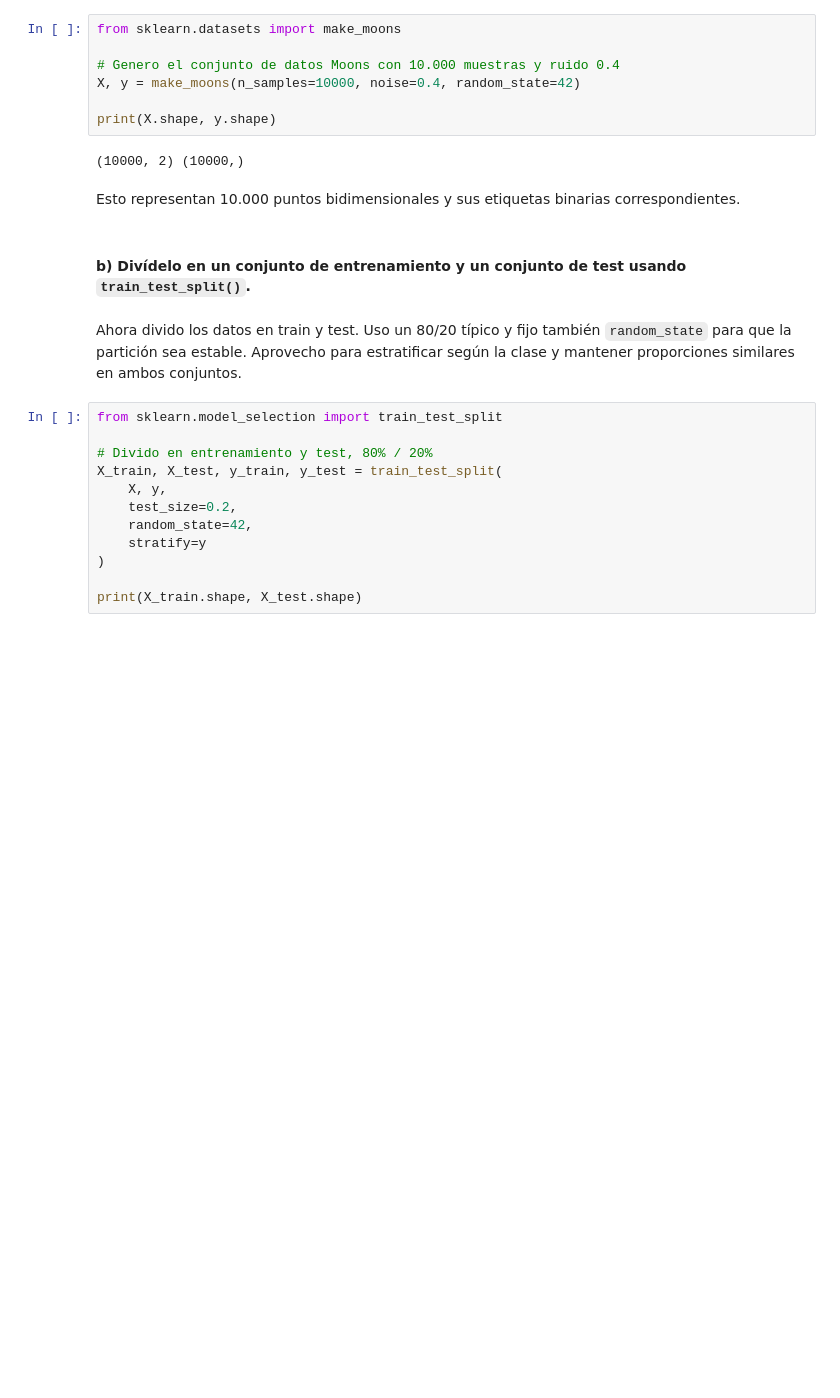
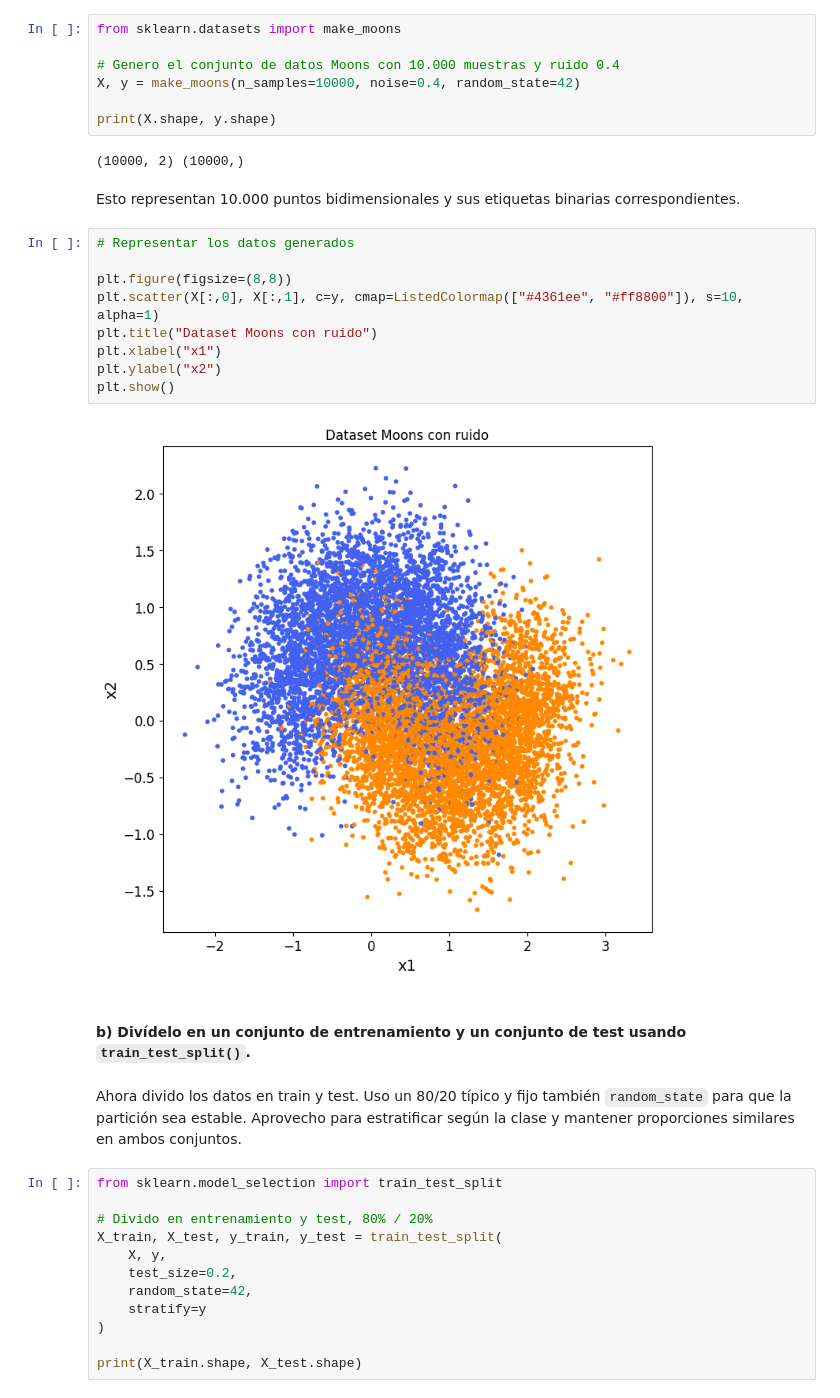
Before and after one commit to hugodidi/muria-machinelearning, a Jupyter notebook: DecisionTrees/notebooks/decisiontrees_exercises_diazdiazhugo.ipynb, the cells around one changed output. Drawn from its saved outputs; the diff is of its cells as text; blank space fills up the shorter version.

```diff
--- a/DecisionTrees/notebooks/decisiontrees_exercises_diazdiazhugo.ipynb
+++ b/DecisionTrees/notebooks/decisiontrees_exercises_diazdiazhugo.ipynb
@@ -78,6 +78,17 @@ print(X.shape, y.shape)
 (10000, 2) (10000,)
 # %% [markdown]
 Esto representan 10.000 puntos bidimensionales y sus etiquetas binarias correspondientes.
+# %%
+# Representar los datos generados
+
+plt.figure(figsize=(8,8))
+plt.scatter(X[:,0], X[:,1], c=y, cmap=ListedColormap(["#4361ee", "#ff8800"]), s=10, alpha=1)
+plt.title("Dataset Moons con ruido")
+plt.xlabel("x1")
+plt.ylabel("x2")
+plt.show()
+# %% [output]
+[figure, added]
 # %% [markdown]
 #### b) Divídelo en un conjunto de entrenamiento y un conjunto de test usando `train_test_split()`.
 # %% [markdown]
```
Also changed, not shown: parts of 8 cells of this notebook.
